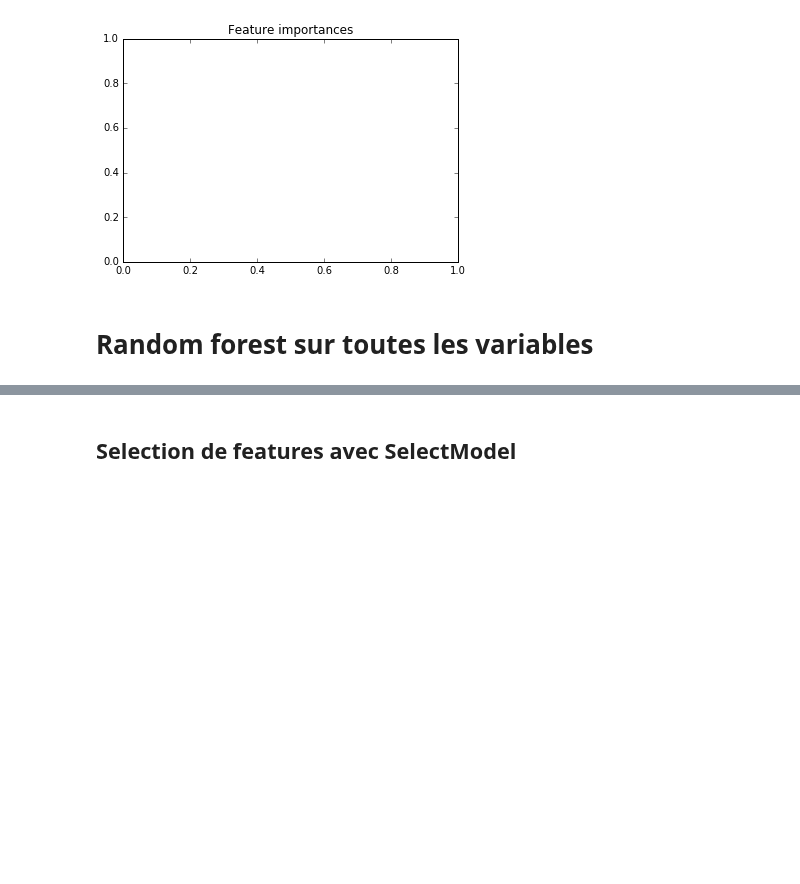
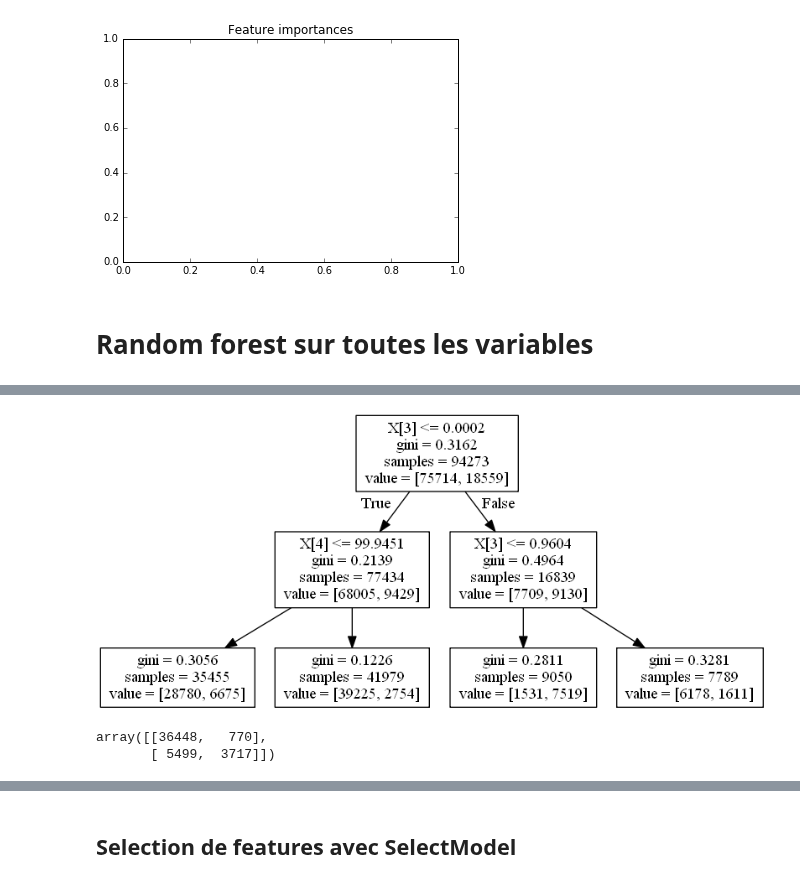
Before and after one commit to imachraoui/Buzz-social-media, a Jupyter notebook: Project-Buzz-David.ipynb, the cells around one changed output, grey strips where cells are left out. Saved outputs shown, nothing was run; the diff lists cells and outputs as text; code cells hidden in the pictures; blank space fills up the shorter version.

```diff
--- a/Project-Buzz-David.ipynb
+++ b/Project-Buzz-David.ipynb
@@ -361,0 +333,24 @@ NameError: name 'std' is not defined
+# %%
+clf1 = DecisionTreeClassifier(min_samples_leaf=10, max_depth=2)
+clf1 = clf1.fit(a_train, b_train)
+
+from sklearn.tree import export_graphviz
+export_graphviz(clf1, out_file="arbre1.dot")
+# on remplace X[i] par les noms des variables
+with open("arbre1.dot","r") as f: text = f.read()
+
+with open("arbre1.dot","w") as f: f.write(text)
+cwd = os.getcwd()
+os.system ("\"D:\\PyEnsae\\tools\\Graphviz\\bin\\dot.exe\" -Tpng {0}\\arbre1.dot -o {0}\\arbre1.png".format(cwd))
+from IPython.core.display import Image
+Image("arbre1.png")
+# %% [output]
+[figure, added]
+# %%
+#Creation de la matrice de confusion
+predicted = clf1.predict(a_test)
+expected = b_test
+cm(expected,predicted)
+# %% [output]
+array([[36448,   770],
+       [ 5499,  3717]])
```
Also changed, not shown: parts of 15 cells of this notebook.
